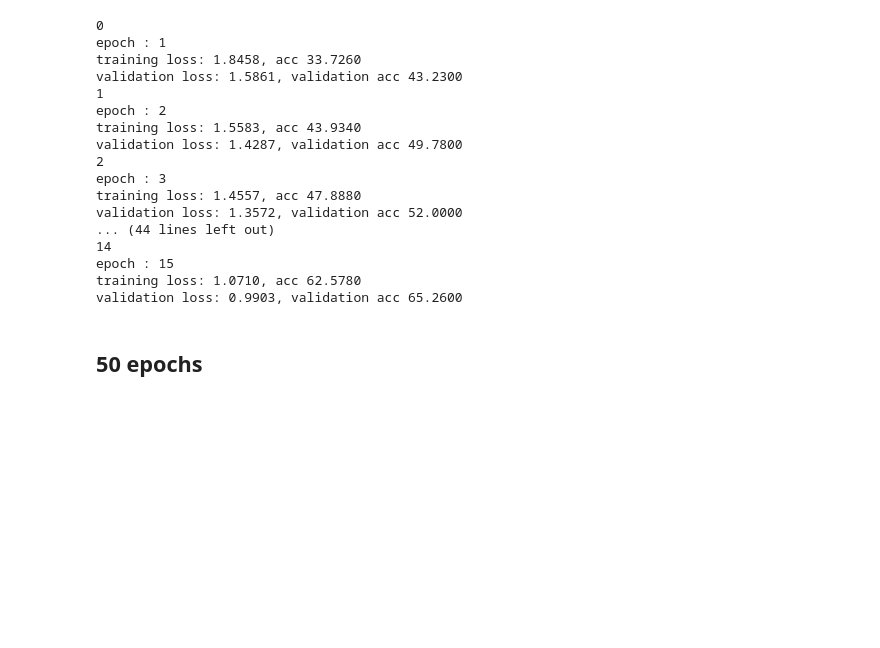
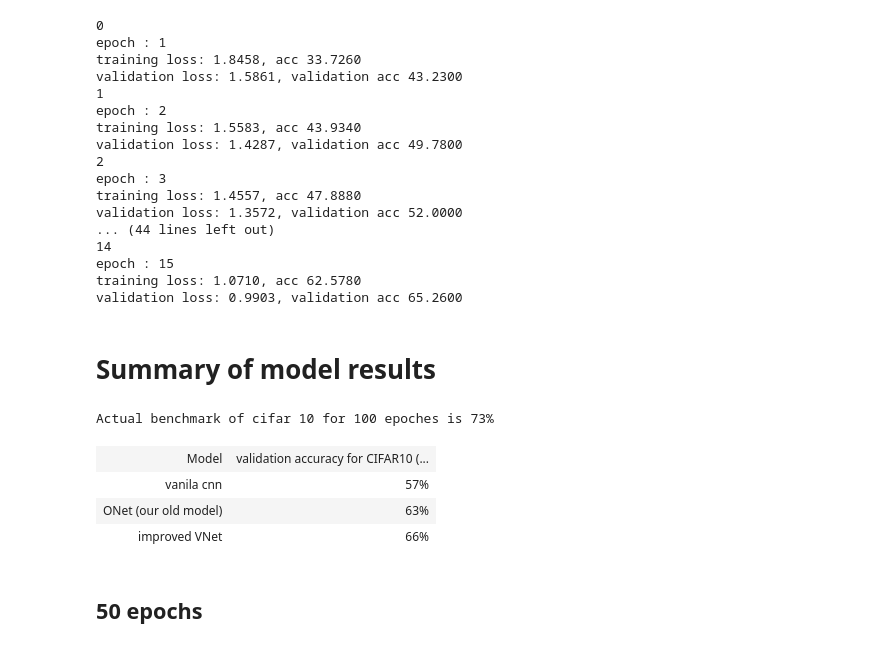
Before and after one commit to vinotharjun/VNetAlgorithm, a Jupyter notebook: vnet.ipynb, the cells around one changed output. Drawn from its saved outputs; the diff is of its cells as text; code cells hidden in the pictures; blank space fills up the shorter version.

```diff
--- a/vnet.ipynb
+++ b/vnet.ipynb
@@ -920,6 +920,23 @@ validation loss: 1.3572, validation acc 52.0000
 epoch : 15
 training loss: 1.0710, acc 62.5780
 validation loss: 0.9903, validation acc 65.2600
+# %% [markdown]
+# Summary of model results
+# %%
+from IPython.display import HTML, display
+import tabulate
+print("Actual benchmark of cifar 10 for 100 epoches is 73%")
+table = [["Model ","      validation accuracy for CIFAR10 (20 epochs)"],
+         ["vanila cnn         ","          57%"],
+         ["ONet (our old model)      ","            63%"],
+         ["improved VNet","             66%"]]
+display(HTML(tabulate.tabulate(table, tablefmt='html')))
+# %% [output]
+Actual benchmark of cifar 10 for 100 epoches is 73%
+| Model | validation accuracy for CIFAR10 (... |
+| vanila cnn | 57% |
+| ONet (our old model) | 63% |
+| improved VNet | 66% |
 # %% [markdown]
 ## 50 epochs
 # %%
```
